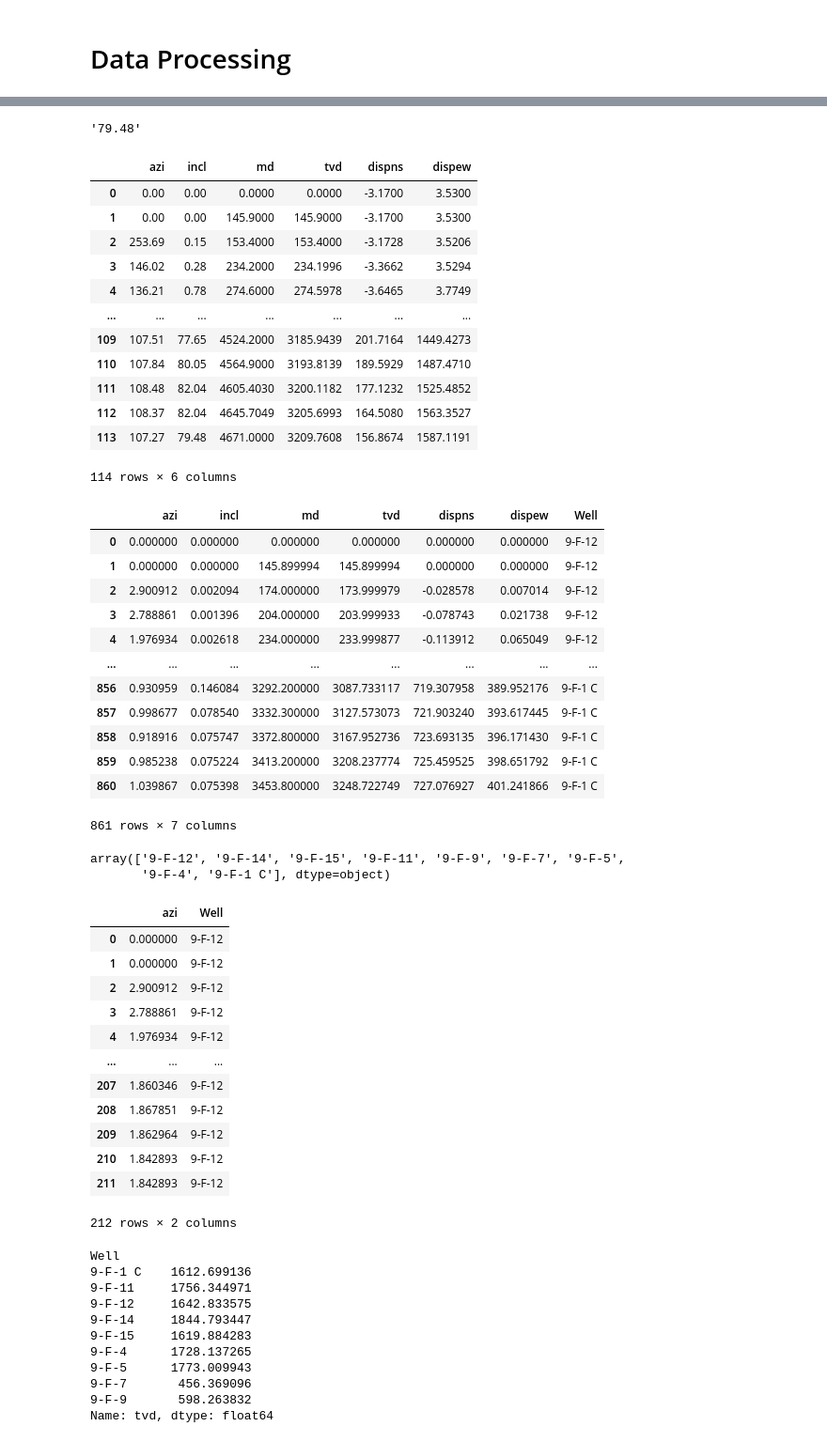
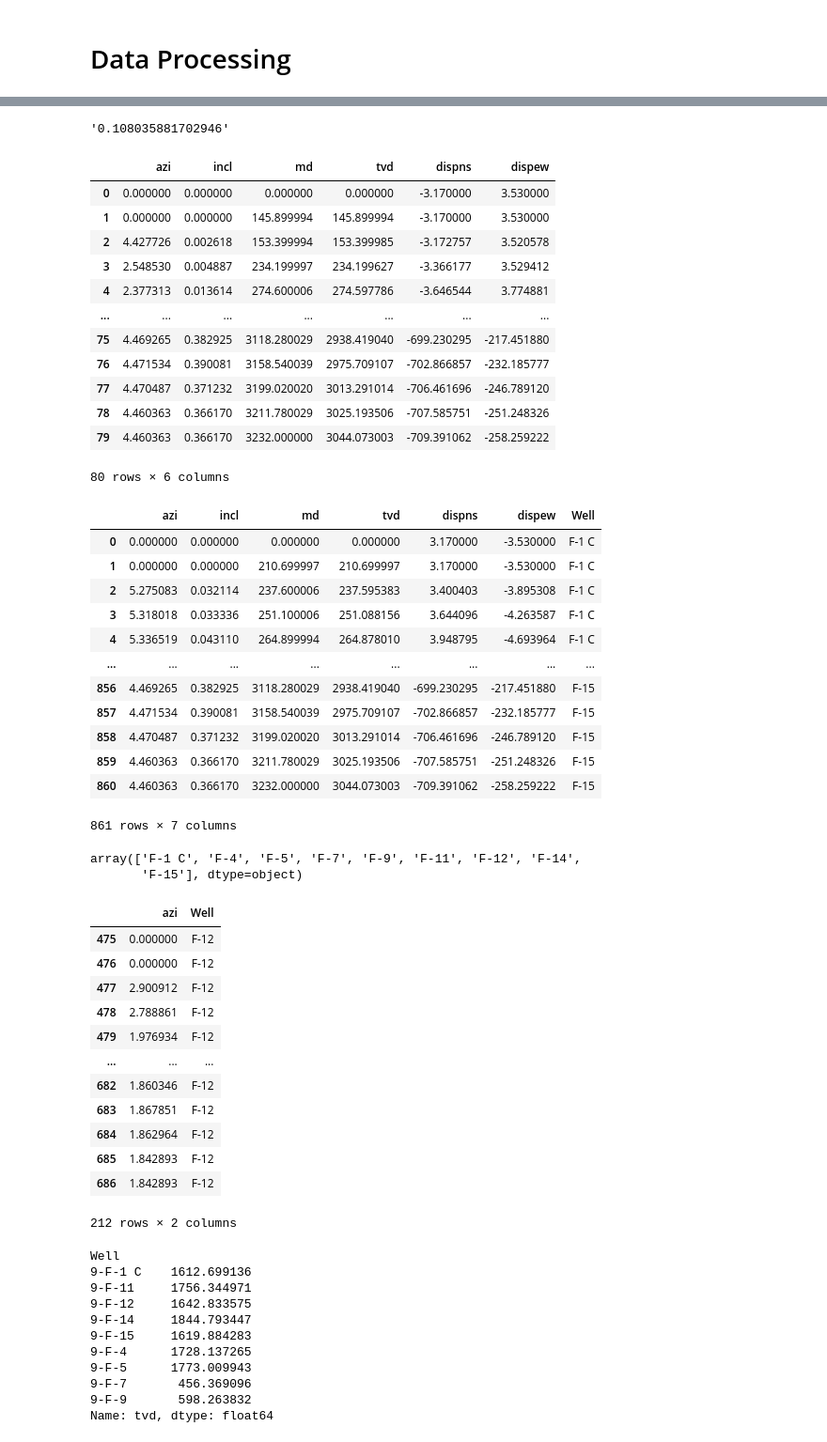
Before and after one commit to FreddyEcu-Ch/Drilling-Engineering, a Jupyter notebook: DT-EDA.ipynb, the cells around one changed output, grey strips where cells are left out. Shown at 94% size. Drawn from its saved outputs; the diff is of its cells as text; code cells hidden in the pictures.

```diff
--- a/DT-EDA.ipynb
+++ b/DT-EDA.ipynb
@@ -16,7 +15,7 @@ warnings.filterwarnings('ignore')
 # %% [markdown]
 ## Import Data
 # %%
-Well_file = ""
+Well_file = "Data/input/F-15/1.xml"
 with open(Well_file) as file:
     data = file.read()
 # %% [markdown]
@@ -53,9 +52,9 @@ params
 # %%
 tvd_temp = data_xml.find_all('incl')
 # %%
-tvd_temp[-1].text
+tvd_temp[10].text
 # %% [output]
-'79.48'
+'0.108035881702946'
 # %%
 columns = ['azi', 'incl', 'md', 'tvd', 'dispns', 'dispew']
 df = pd.DataFrame()
@@ -65,18 +64,18 @@ for col in columns:
 df
 # %% [output]
 |  | azi | incl | md | tvd | dispns | dispew |
-| 0 | 0.00 | 0.00 | 0.0000 | 0.0000 | -3.1700 | 3.5300 |
-| 1 | 0.00 | 0.00 | 145.9000 | 145.9000 | -3.1700 | 3.5300 |
-| 2 | 253.69 | 0.15 | 153.4000 | 153.4000 | -3.1728 | 3.5206 |
-| 3 | 146.02 | 0.28 | 234.2000 | 234.1996 | -3.3662 | 3.5294 |
-| 4 | 136.21 | 0.78 | 274.6000 | 274.5978 | -3.6465 | 3.7749 |
+| 0 | 0.000000 | 0.000000 | 0.000000 | 0.000000 | -3.170000 | 3.530000 |
+| 1 | 0.000000 | 0.000000 | 145.899994 | 145.899994 | -3.170000 | 3.530000 |
+| 2 | 4.427726 | 0.002618 | 153.399994 | 153.399985 | -3.172757 | 3.520578 |
+| 3 | 2.548530 | 0.004887 | 234.199997 | 234.199627 | -3.366177 | 3.529412 |
+| 4 | 2.377313 | 0.013614 | 274.600006 | 274.597786 | -3.646544 | 3.774881 |
 | ... | ... | ... | ... | ... | ... | ... |
-| 109 | 107.51 | 77.65 | 4524.2000 | 3185.9439 | 201.7164 | 1449.4273 |
-| 110 | 107.84 | 80.05 | 4564.9000 | 3193.8139 | 189.5929 | 1487.4710 |
-| 111 | 108.48 | 82.04 | 4605.4030 | 3200.1182 | 177.1232 | 1525.4852 |
-| 112 | 108.37 | 82.04 | 4645.7049 | 3205.6993 | 164.5080 | 1563.3527 |
-| 113 | 107.27 | 79.48 | 4671.0000 | 3209.7608 | 156.8674 | 1587.1191 |
+| 75 | 4.469265 | 0.382925 | 3118.280029 | 2938.419040 | -699.230295 | -217.451880 |
+| 76 | 4.471534 | 0.390081 | 3158.540039 | 2975.709107 | -702.866857 | -232.185777 |
+| 77 | 4.470487 | 0.371232 | 3199.020020 | 3013.291014 | -706.461696 | -246.789120 |
+| 78 | 4.460363 | 0.366170 | 3211.780029 | 3025.193506 | -707.585751 | -251.248326 |
+| 79 | 4.460363 | 0.366170 | 3232.000000 | 3044.073003 | -709.391062 | -258.259222 |
-114 rows × 6 columns
+80 rows × 6 columns
 # %%
 wells = ['F-1 C',
         'F-4',
@@ -94,7 +93,7 @@ suffix = "/1.xml"
 df_all_wells = pd.DataFrame()
 for well in wells:
     df = pd.DataFrame()
-    WITSML_file = path + preffix + well + suffix
+    WITSML_file = preffix + well + suffix
     with open(WITSML_file) as f:
         data = f.read()
     data_xml = BeautifulSoup(data, 'html.parser')
@@ -106,38 +105,38 @@ for well in wells:
 df_all_wells
 # %% [output]
 |  | azi | incl | md | tvd | dispns | dispew | Well |
-| 0 | 0.000000 | 0.000000 | 0.000000 | 0.000000 | 0.000000 | 0.000000 | 9-F-12 |
-| 1 | 0.000000 | 0.000000 | 145.899994 | 145.899994 | 0.000000 | 0.000000 | 9-F-12 |
-| 2 | 2.900912 | 0.002094 | 174.000000 | 173.999979 | -0.028578 | 0.007014 | 9-F-12 |
-| 3 | 2.788861 | 0.001396 | 204.000000 | 203.999933 | -0.078743 | 0.021738 | 9-F-12 |
-| 4 | 1.976934 | 0.002618 | 234.000000 | 233.999877 | -0.113912 | 0.065049 | 9-F-12 |
+| 0 | 0.000000 | 0.000000 | 0.000000 | 0.000000 | 3.170000 | -3.530000 | F-1 C |
+| 1 | 0.000000 | 0.000000 | 210.699997 | 210.699997 | 3.170000 | -3.530000 | F-1 C |
+| 2 | 5.275083 | 0.032114 | 237.600006 | 237.595383 | 3.400403 | -3.895308 | F-1 C |
+| 3 | 5.318018 | 0.033336 | 251.100006 | 251.088156 | 3.644096 | -4.263587 | F-1 C |
+| 4 | 5.336519 | 0.043110 | 264.899994 | 264.878010 | 3.948795 | -4.693964 | F-1 C |
 | ... | ... | ... | ... | ... | ... | ... | ... |
-| 856 | 0.930959 | 0.146084 | 3292.200000 | 3087.733117 | 719.307958 | 389.952176 | 9-F-1 C |
-| 857 | 0.998677 | 0.078540 | 3332.300000 | 3127.573073 | 721.903240 | 393.617445 | 9-F-1 C |
-| 858 | 0.918916 | 0.075747 | 3372.800000 | 3167.952736 | 723.693135 | 396.171430 | 9-F-1 C |
-| 859 | 0.985238 | 0.075224 | 3413.200000 | 3208.237774 | 725.459525 | 398.651792 | 9-F-1 C |
-| 860 | 1.039867 | 0.075398 | 3453.800000 | 3248.722749 | 727.076927 | 401.241866 | 9-F-1 C |
+| 856 | 4.469265 | 0.382925 | 3118.280029 | 2938.419040 | -699.230295 | -217.451880 | F-15 |
+| 857 | 4.471534 | 0.390081 | 3158.540039 | 2975.709107 | -702.866857 | -232.185777 | F-15 |
+| 858 | 4.470487 | 0.371232 | 3199.020020 | 3013.291014 | -706.461696 | -246.789120 | F-15 |
+| 859 | 4.460363 | 0.366170 | 3211.780029 | 3025.193506 | -707.585751 | -251.248326 | F-15 |
+| 860 | 4.460363 | 0.366170 | 3232.000000 | 3044.073003 | -709.391062 | -258.259222 | F-15 |
 861 rows × 7 columns
 # %%
 df_all_wells.Well.unique()
 # %% [output]
-array(['9-F-12', '9-F-14', '9-F-15', '9-F-11', '9-F-9', '9-F-7', '9-F-5',
-       '9-F-4', '9-F-1 C'], dtype=object)
+array(['F-1 C', 'F-4', 'F-5', 'F-7', 'F-9', 'F-11', 'F-12', 'F-14',
+       'F-15'], dtype=object)
 # %%
-df_all_wells.loc[df_all_wells['Well'] == '9-F-12', ['azi', 'Well']]
+df_all_wells.loc[df_all_wells['Well'] == 'F-12', ['azi', 'Well']]
 # %% [output]
 |  | azi | Well |
-| 0 | 0.000000 | 9-F-12 |
-| 1 | 0.000000 | 9-F-12 |
-| 2 | 2.900912 | 9-F-12 |
-| 3 | 2.788861 | 9-F-12 |
-| 4 | 1.976934 | 9-F-12 |
+| 475 | 0.000000 | F-12 |
+| 476 | 0.000000 | F-12 |
+| 477 | 2.900912 | F-12 |
+| 478 | 2.788861 | F-12 |
+| 479 | 1.976934 | F-12 |
 | ... | ... | ... |
-| 207 | 1.860346 | 9-F-12 |
-| 208 | 1.867851 | 9-F-12 |
-| 209 | 1.862964 | 9-F-12 |
-| 210 | 1.842893 | 9-F-12 |
-| 211 | 1.842893 | 9-F-12 |
+| 682 | 1.860346 | F-12 |
+| 683 | 1.867851 | F-12 |
+| 684 | 1.862964 | F-12 |
+| 685 | 1.842893 | F-12 |
+| 686 | 1.842893 | F-12 |
 212 rows × 2 columns
 # %%
 df_all_wells.groupby('Well')['tvd'].mean()
```
Also changed, not shown: parts of 2 cells of this notebook.
